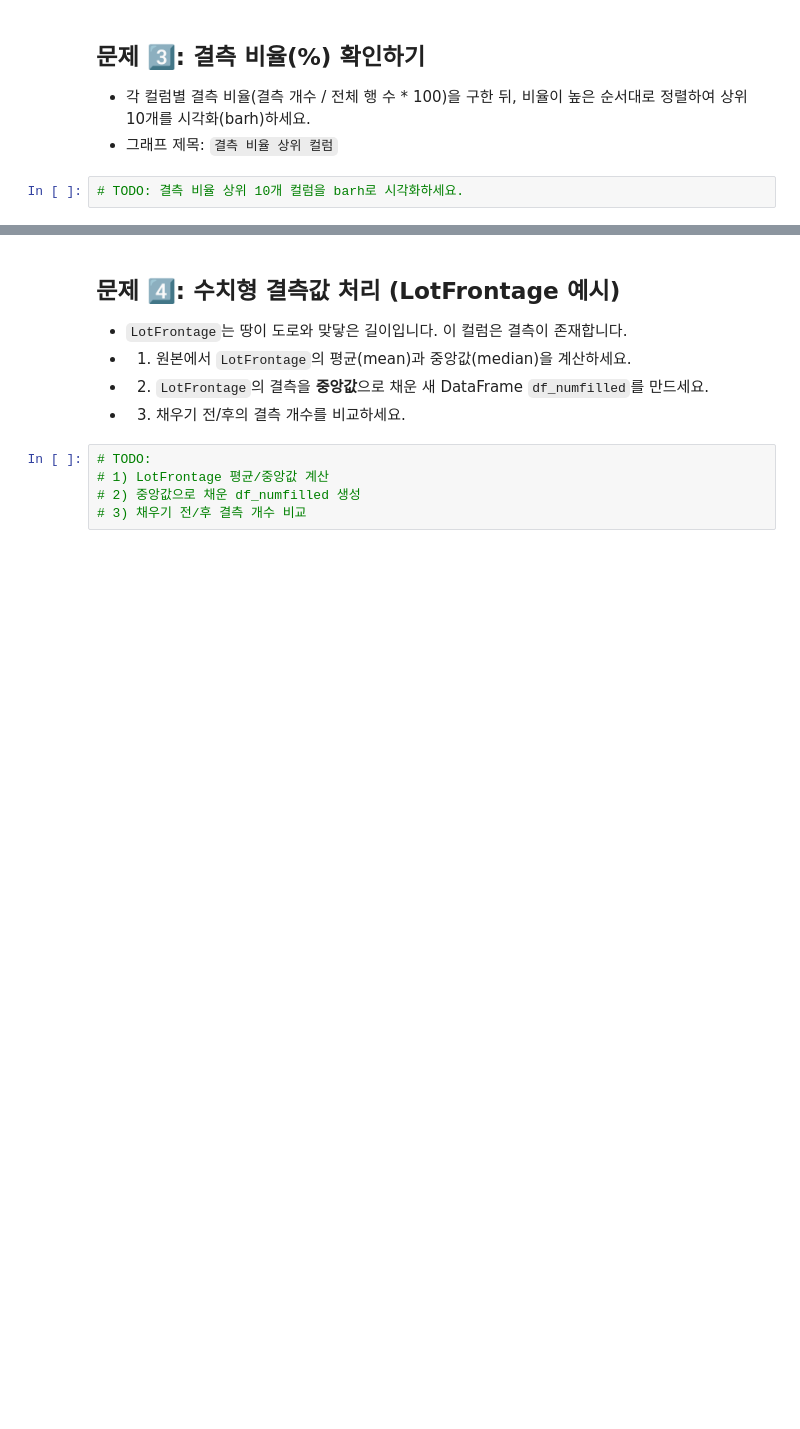
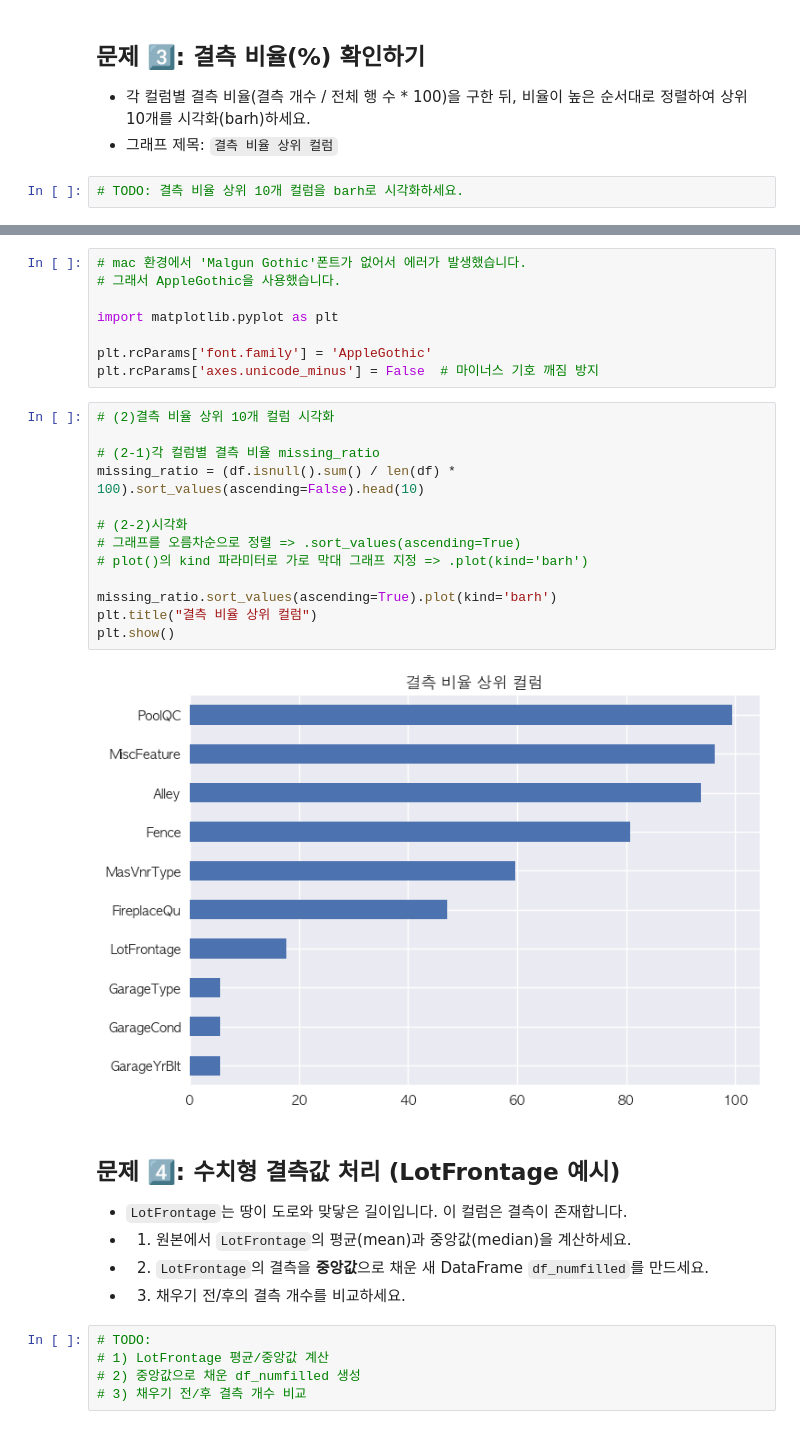
Before and after one commit to sooohaaan/fintech_service_4th, a Jupyter notebook: 06_Machine_Learning_Deep_Learning/02_pratice_questions/05_02데이터전처리_결측값처리_깊은복사_얕은복사_연습문제_answer.ipynb, the cells around one changed output, grey strips where cells are left out. Cells and saved outputs as stored; diff of their text form; blank space fills up the shorter version.

```diff
--- a/06_Machine_Learning_Deep_Learning/02_pratice_questions/05_02데이터전처리_결측값처리_깊은복사_얕은복사_연습문제_answer.ipynb
+++ b/06_Machine_Learning_Deep_Learning/02_pratice_questions/05_02데이터전처리_결측값처리_깊은복사_얕은복사_연습문제_answer.ipynb
@@ -180,3 +293,26 @@ dtype: int64
+# %%
+# mac 환경에서 'Malgun Gothic'폰트가 없어서 에러가 발생했습니다.
+# 그래서 AppleGothic을 사용했습니다.
+
+import matplotlib.pyplot as plt
+
+plt.rcParams['font.family'] = 'AppleGothic'
+plt.rcParams['axes.unicode_minus'] = False  # 마이너스 기호 깨짐 방지
+# %%
+# (2)결측 비율 상위 10개 컬럼 시각화
+
+# (2-1)각 컬럼별 결측 비율 missing_ratio
+missing_ratio = (df.isnull().sum() / len(df) * 100).sort_values(ascending=False).head(10)
+
+# (2-2)시각화
+# 그래프를 오름차순으로 정렬 => .sort_values(ascending=True)
+# plot()의 kind 파라미터로 가로 막대 그래프 지정 => .plot(kind='barh')
+
+missing_ratio.sort_values(ascending=True).plot(kind='barh')
+plt.title("결측 비율 상위 컬럼")
+plt.show()
+# %% [output]
+[figure, added]
 # %% [markdown]
 ## 문제 4️⃣: 수치형 결측값 처리 (LotFrontage 예시)
 - `LotFrontage`는 땅이 도로와 맞닿은 길이입니다. 이 컬럼은 결측이 존재합니다.
```
Also changed, not shown: parts of 35 cells of this notebook, 2 other files.
